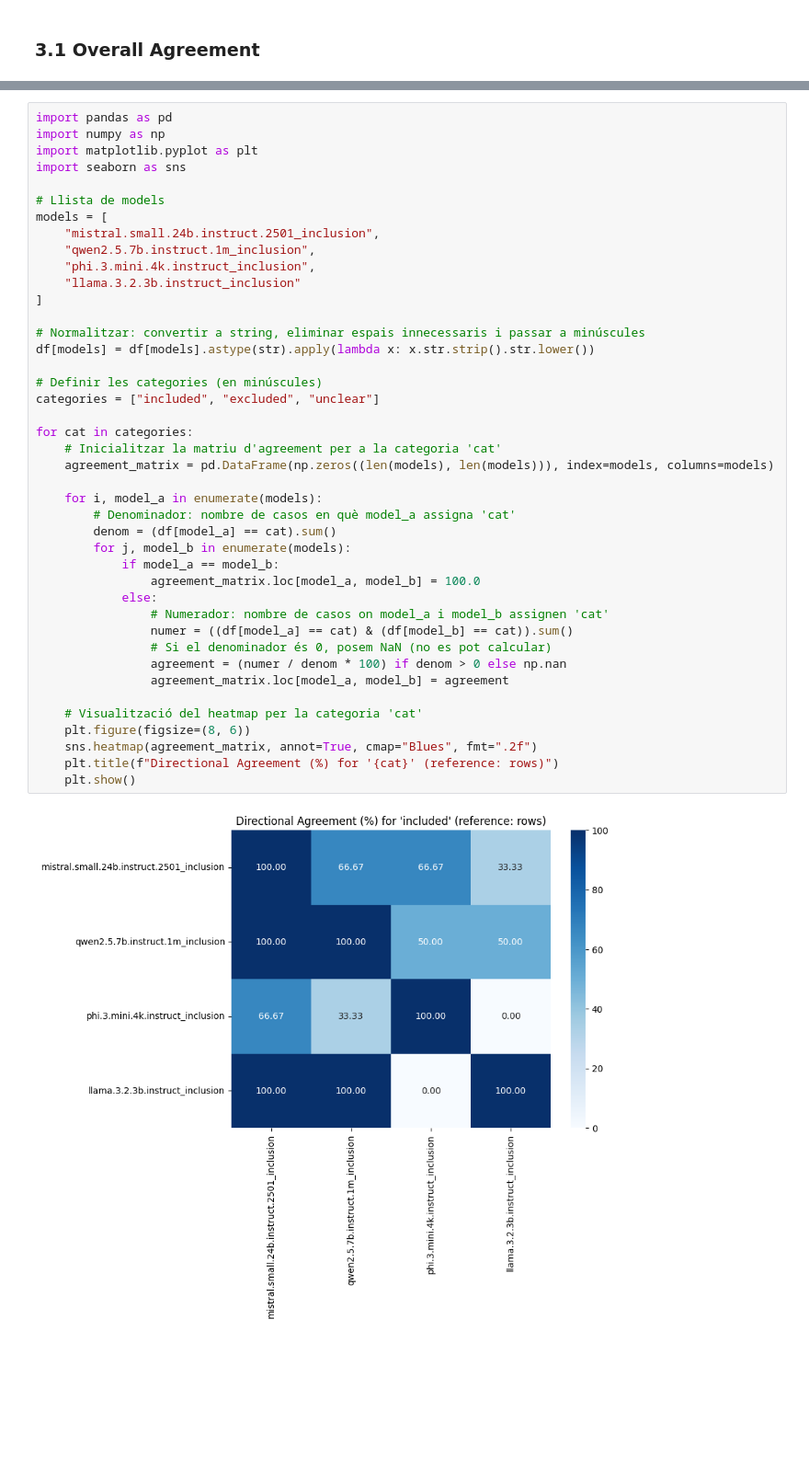
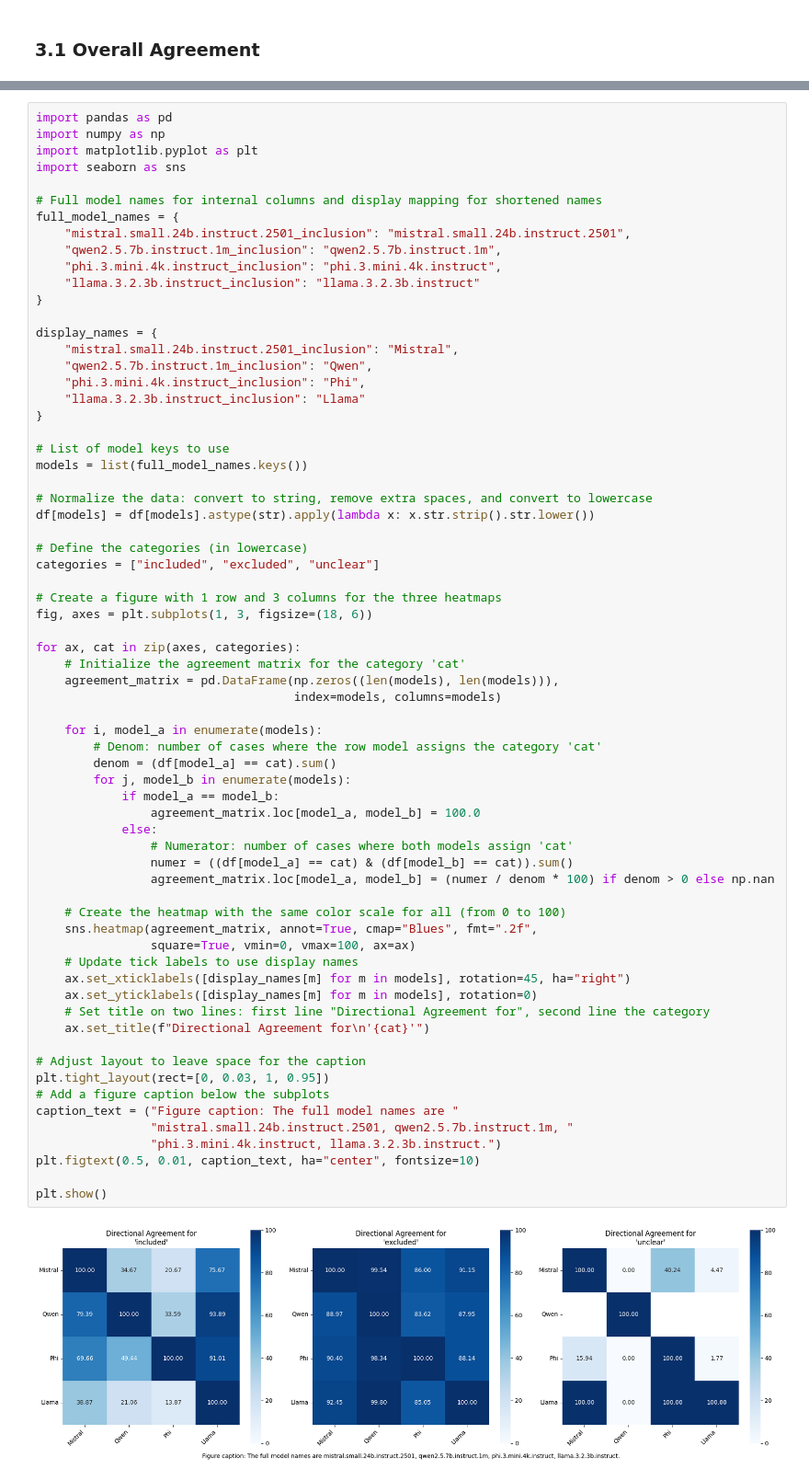
Before and after one commit to david-gallardo/SMART-Review, a Jupyter notebook: notebooks/analysis.ipynb, the cells around one changed output, grey strips where cells are left out. Shown at 92% size. Saved outputs shown, nothing was run; the diff lists cells and outputs as text; blank space fills up the shorter version.

```diff
--- a/notebooks/analysis.ipynb
+++ b/notebooks/analysis.ipynb
@@ -202,44 +204,69 @@ for cat in categories:
 # %%
 import pandas as pd
 import numpy as np
 import matplotlib.pyplot as plt
 import seaborn as sns
 
-# Llista de models
-models = [
-    "mistral.small.24b.instruct.2501_inclusion",
-    "qwen2.5.7b.instruct.1m_inclusion",
-    "phi.3.mini.4k.instruct_inclusion",
-    "llama.3.2.3b.instruct_inclusion"
-]
+# Full model names for internal columns and display mapping for shortened names
+full_model_names = {
+    "mistral.small.24b.instruct.2501_inclusion": "mistral.small.24b.instruct.2501",
+    "qwen2.5.7b.instruct.1m_inclusion": "qwen2.5.7b.instruct.1m",
+    "phi.3.mini.4k.instruct_inclusion": "phi.3.mini.4k.instruct",
+    "llama.3.2.3b.instruct_inclusion": "llama.3.2.3b.instruct"
+}
 
-# Normalitzar: convertir a string, eliminar espais innecessaris i passar a minúscules
+display_names = {
+    "mistral.small.24b.instruct.2501_inclusion": "Mistral",
+    "qwen2.5.7b.instruct.1m_inclusion": "Qwen",
+    "phi.3.mini.4k.instruct_inclusion": "Phi",
+    "llama.3.2.3b.instruct_inclusion": "Llama"
+}
+
+# List of model keys to use
+models = list(full_model_names.keys())
+
+# Normalize the data: convert to string, remove extra spaces, and convert to lowercase
 df[models] = df[models].astype(str).apply(lambda x: x.str.strip().str.lower())
 
-# Definir les categories (en minúscules)
+# Define the categories (in lowercase)
 categories = ["included", "excluded", "unclear"]
 
-for cat in categories:
-    # Inicialitzar la matriu d'agreement per a la categoria 'cat'
-    agreement_matrix = pd.DataFrame(np.zeros((len(models), len(models))), index=models, columns=models)
+# Create a figure with 1 row and 3 columns for the three heatmaps
+fig, axes = plt.subplots(1, 3, figsize=(18, 6))
+
+for ax, cat in zip(axes, categories):
+    # Initialize the agreement matrix for the category 'cat'
+    agreement_matrix = pd.DataFrame(np.zeros((len(models), len(models))),
+                                    index=models, columns=models)
 
     for i, model_a in enumerate(models):
-        # Denominador: nombre de casos en què model_a assigna 'cat'
+        # Denom: number of cases where the row model assigns the category 'cat'
         denom = (df[model_a] == cat).sum()
         for j, model_b in enumerate(models):
             if model_a == model_b:
                 agreement_matrix.loc[model_a, model_b] = 100.0
             else:
-                # Numerador: nombre de casos on model_a i model_b assignen 'cat'
+                # Numerator: number of cases where both models assign 'cat'
                 numer = ((df[model_a] == cat) & (df[model_b] == cat)).sum()
-                # Si el denominador és 0, posem NaN (no es pot calcular)
-                agreement = (numer / denom * 100) if denom > 0 else np.nan
-                agreement_matrix.loc[model_a, model_b] = agreement
+                agreement_matrix.loc[model_a, model_b] = (numer / denom * 100) if denom > 0 else np.nan
 
-    # Visualització del heatmap per la categoria 'cat'
-    plt.figure(figsize=(8, 6))
-    sns.heatmap(agreement_matrix, annot=True, cmap="Blues", fmt=".2f")
-    plt.title(f"Directional Agreement (%) for '{cat}' (reference: rows)")
-    plt.show()
+    # Create the heatmap with the same color scale for all (from 0 to 100)
+    sns.heatmap(agreement_matrix, annot=True, cmap="Blues", fmt=".2f",
+                square=True, vmin=0, vmax=100, ax=ax)
+    # Update tick labels to use display names
+    ax.set_xticklabels([display_names[m] for m in models], rotation=45, ha="right")
+    ax.set_yticklabels([display_names[m] for m in models], rotation=0)
+    # Set title on two lines: first line "Directional Agreement for", second line the category
+    ax.set_title(f"Directional Agreement for\n'{cat}'")
+
+# Adjust layout to leave space for the caption
+plt.tight_layout(rect=[0, 0.03, 1, 0.95])
+# Add a figure caption below the subplots
+caption_text = ("Figure caption: The full model names are "
+                "mistral.small.24b.instruct.2501, qwen2.5.7b.instruct.1m, "
+                "phi.3.mini.4k.instruct, llama.3.2.3b.instruct.")
+plt.figtext(0.5, 0.01, caption_text, ha="center", fontsize=10)
+
+plt.show()
 # %% [output]
-[figure, old version]
+[figure, new version]
```
Also changed, not shown: parts of 5 cells of this notebook.
